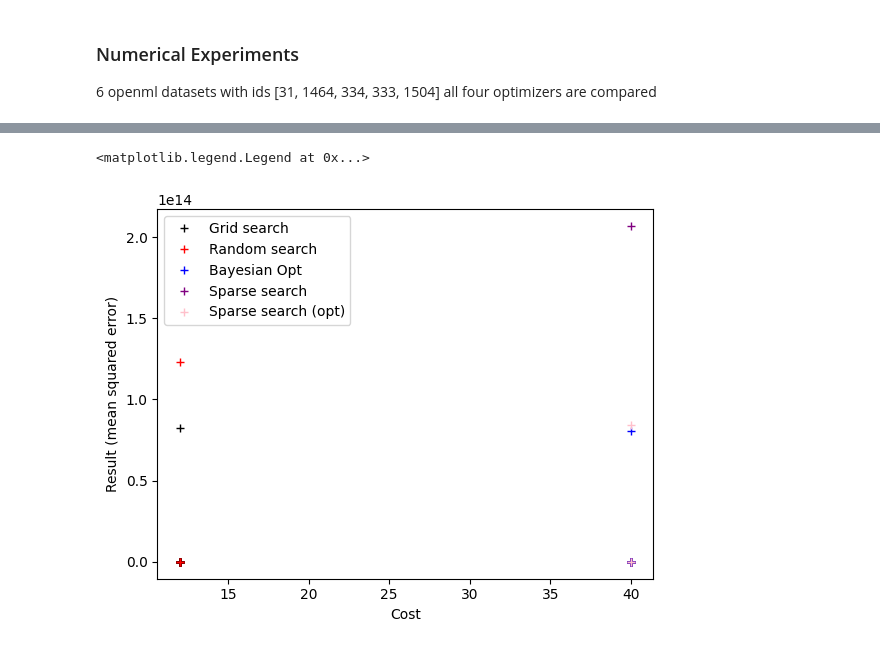
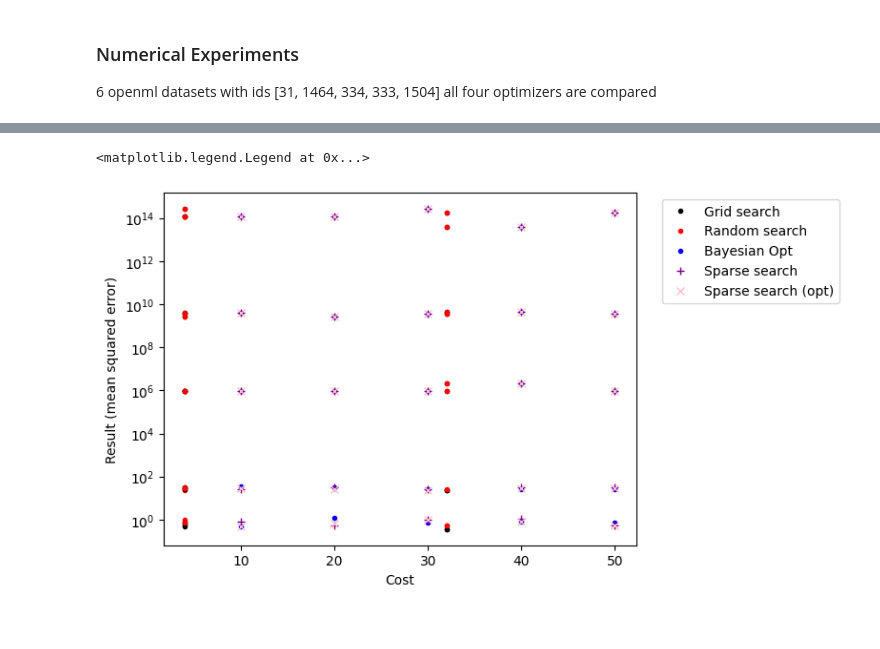
Before and after one commit to Muxlll/Masterarbeit, a Jupyter notebook: Code/Test.ipynb, the cells around one changed output, grey strips where cells are left out. Drawn from its saved outputs; the diff is of its cells as text; code cells hidden in the pictures.

```diff
--- a/Code/Test.ipynb
+++ b/Code/Test.ipynb
@@ -29,7 +29,7 @@ import numpy as np
 import keras
 
 from tensorflow.keras.models import Sequential
-from tensorflow.keras.layers import Dense
+from tensorflow.keras.layers import Dense, BatchNormalization
 from scikeras.wrappers import KerasRegressor, KerasClassifier
 
 
@@ -40,15 +40,13 @@ def to_standard(lower, upper, value):
 def from_standard(lower, upper, value):
     return value*(upper-lower)+lower
 
-BUDGET = 40
+BUDGET = 2
 VERBOSE = 0
 CV = 2
 SCORING = 'neg_mean_squared_error'
 TESTING = False
 
-ITER = 2
-
-BUDGETS = [i*10 for i in range(1, ITER+1)]
+ITER = 5
 
 DATASETS = []
 
@@ -78 +70,9 @@ hyperparameterspace = {
+# %%
+hyperparameterspace = {
+    'loss': ["list", 'mean_absolute_error', 'mean_squared_error'],
+    'epochs': ["interval-int", 1, 40],
+    'batch_size': ["interval-int", 40, 160],
+    'optimizer': ["list", 'SGD', 'RMSprop'],#, 'Adagrad', 'Adadelta', 'Adam', 'Adamax', 'Nadam'],
+    'optimizer__learning_rate': ["interval", 0.0000001, 0.001]
+}
 # %%
@@ -354,14 +412,19 @@ Current dataset: 9 of 15 with name: house_sales
 # %%
-for i in range(len(ids)-1):
-    plt.plot(GRID_COST[i], GRID_RESULT[i], '+', color='black')
-    plt.plot(RANDOM_COST[i], RANDOM_RESULT[i], '+', color='red')
-    plt.plot(BAYESIAN_COST[i], BAYESIAN_RESULT[i], '+', color='blue')
-    plt.plot(SPARSE_COST[i], SPARSE_RESULT[i], '+', color='purple')
-    plt.plot(SPARSE_COST_OPTIMIZED[i], SPARSE_RESULT_OPTIMIZED[i], '+', color='pink')
+count = 0
+for j in range(ITER):
+    for i in range(valid_datasets):
+        plt.plot(GRID_COST[count], GRID_RESULT[count], '.', color='black')
+        plt.plot(RANDOM_COST[count], RANDOM_RESULT[count], '.', color='red')
+        plt.plot(BAYESIAN_COST[count], BAYESIAN_RESULT[count], '.', color='blue')
+        plt.plot(SPARSE_COST[count], SPARSE_RESULT[count], '+', color='purple')
+        plt.plot(SPARSE_COST_OPTIMIZED[count], SPARSE_RESULT_OPTIMIZED[count], 'x', color='pink')
+
+        count += 1
 
 plt.xlabel("Cost")
 plt.ylabel("Result (mean squared error)")
-plt.legend(["Grid search", "Random search", "Bayesian Opt", "Sparse search", "Sparse search (opt)"])
+plt.yscale("log")
+plt.legend(["Grid search", "Random search", "Bayesian Opt", "Sparse search", "Sparse search (opt)"], bbox_to_anchor=(1.04, 1), loc="upper left")
 # %% [output]
 <matplotlib.legend.Legend at 0x...>
-[figure, old version]
+[figure, new version]
```
Also changed, not shown: parts of 3 cells of this notebook, 1 other file.
